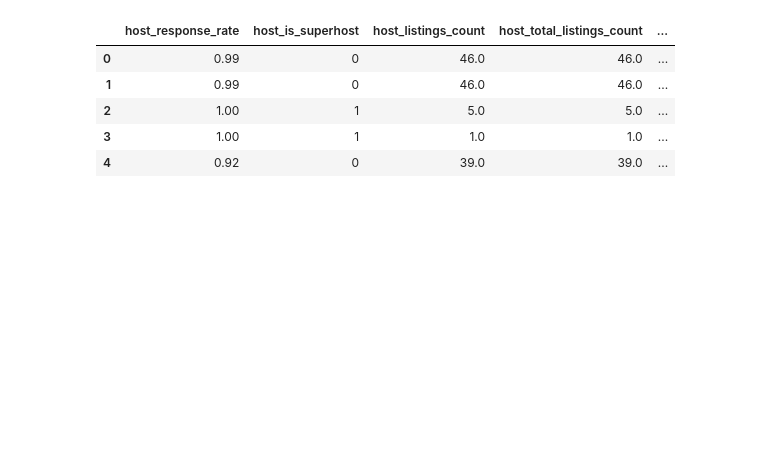
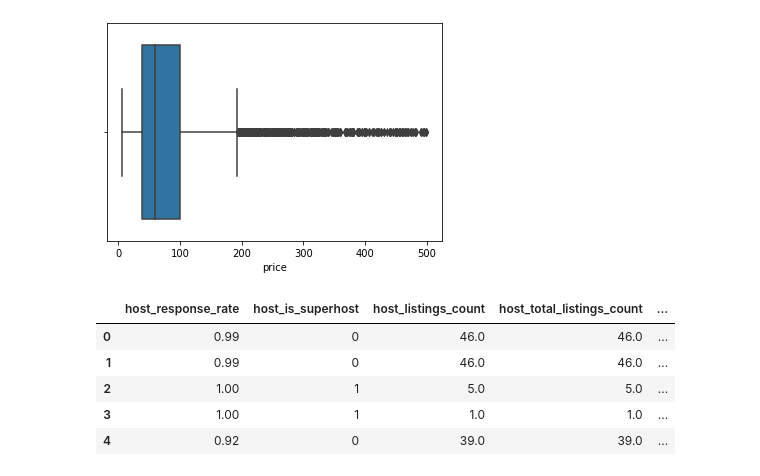
Before and after one commit to data-guild/airbnb-ml, a Jupyter notebook: notebooks/airbnb-bacelona-cindy.ipynb, the cells around one changed output. Cells and saved outputs as stored; diff of their text form; code cells hidden in the pictures; blank space fills up the shorter version.

```diff
--- a/notebooks/airbnb-bacelona-cindy.ipynb
+++ b/notebooks/airbnb-bacelona-cindy.ipynb
@@ -68,3 +104,8 @@ dropped_cols_rows_df = trans.fill_missing_data_with_mean(dropped_cols_rows_df)
+# %%
+sub_6=dropped_cols_rows_df[dropped_cols_rows_df.price < 500]
+ax = sns.boxplot(x=sub_6["price"])
+# %% [output]
+[figure, added]
 # %%
 dropped_cols_rows_encoding_df = trans.one_hot_encoding(dropped_cols_rows_df)
 dropped_cols_rows_encoding_df.head()
```
Also changed, not shown: parts of 45 cells of this notebook, 1 other file.
